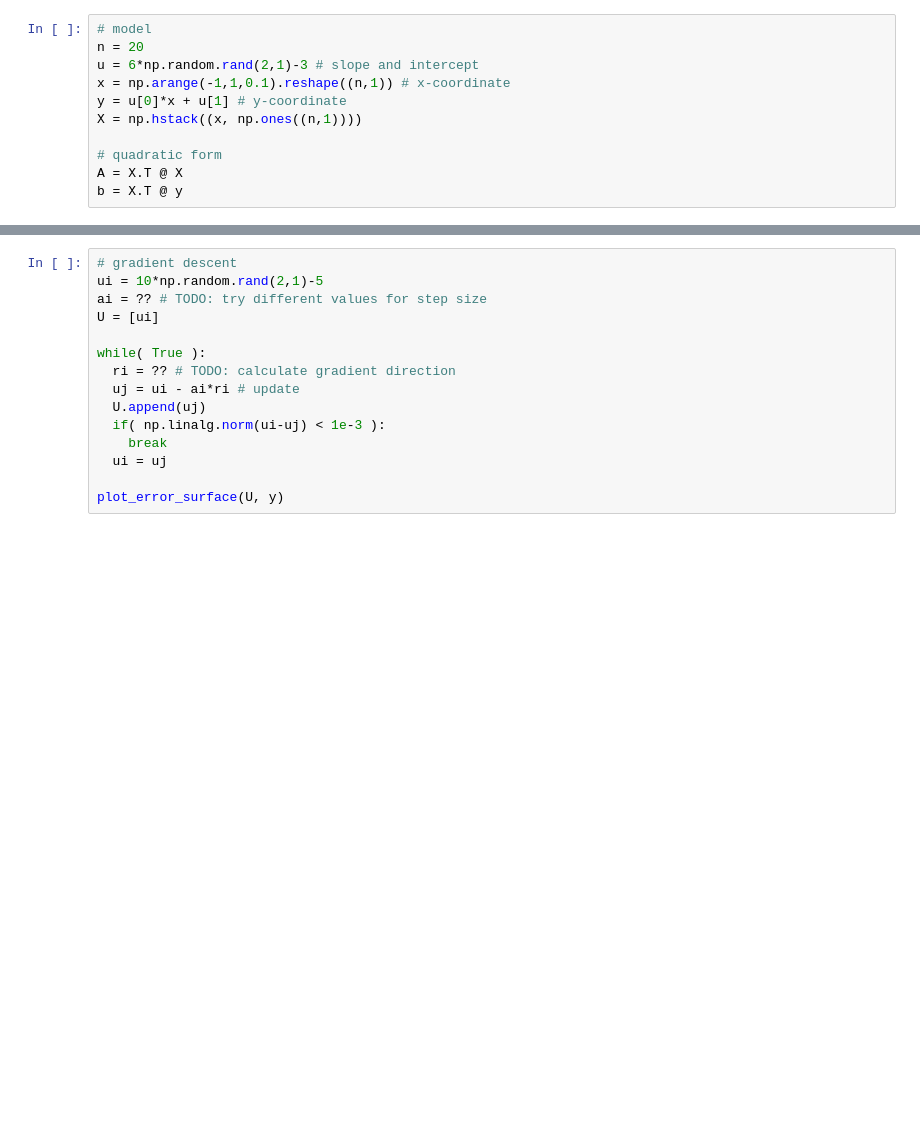
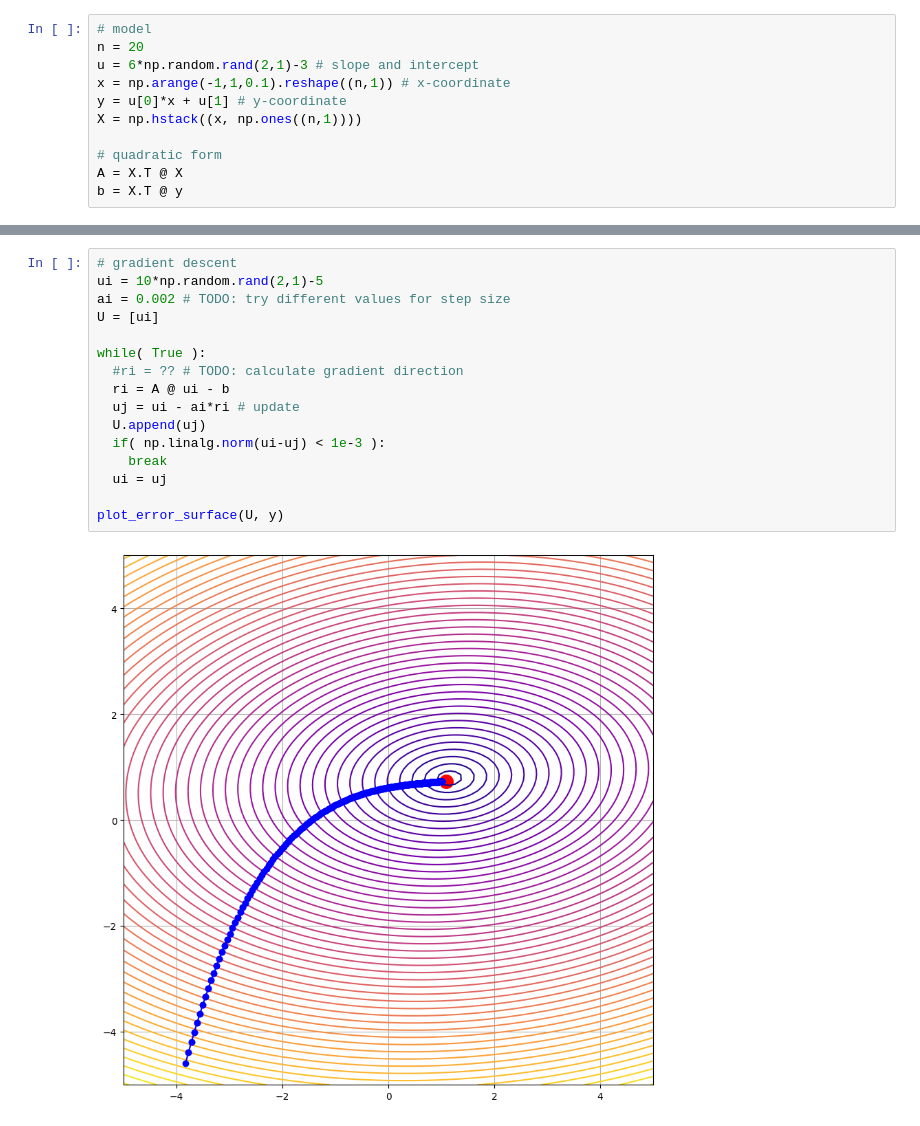
Before and after one commit to teddy661/281-inclass-assignments, a Jupyter notebook: Exercise_08_Gradient_Descent.ipynb, the cells around one changed output, grey strips where cells are left out. Cells and saved outputs as stored; diff of their text form; blank space fills up the shorter version.

```diff
--- a/Exercise_08_Gradient_Descent.ipynb
+++ b/Exercise_08_Gradient_Descent.ipynb
@@ -95,15 +110,18 @@ plot_error_surface(U, y)
 # %%
 # gradient descent
 ui = 10*np.random.rand(2,1)-5
-ai = ?? # TODO: try different values for step size
+ai = 0.002 # TODO: try different values for step size
 U = [ui]
 
 while( True ):
-  ri = ?? # TODO: calculate gradient direction
+  #ri = ?? # TODO: calculate gradient direction
+  ri = A @ ui - b
   uj = ui - ai*ri # update
   U.append(uj)
   if( np.linalg.norm(ui-uj) < 1e-3 ):
     break
   ui = uj
 
 plot_error_surface(U, y)
+# %% [output]
+[figure, added]
```
Also changed, not shown: parts of 2 cells of this notebook.
